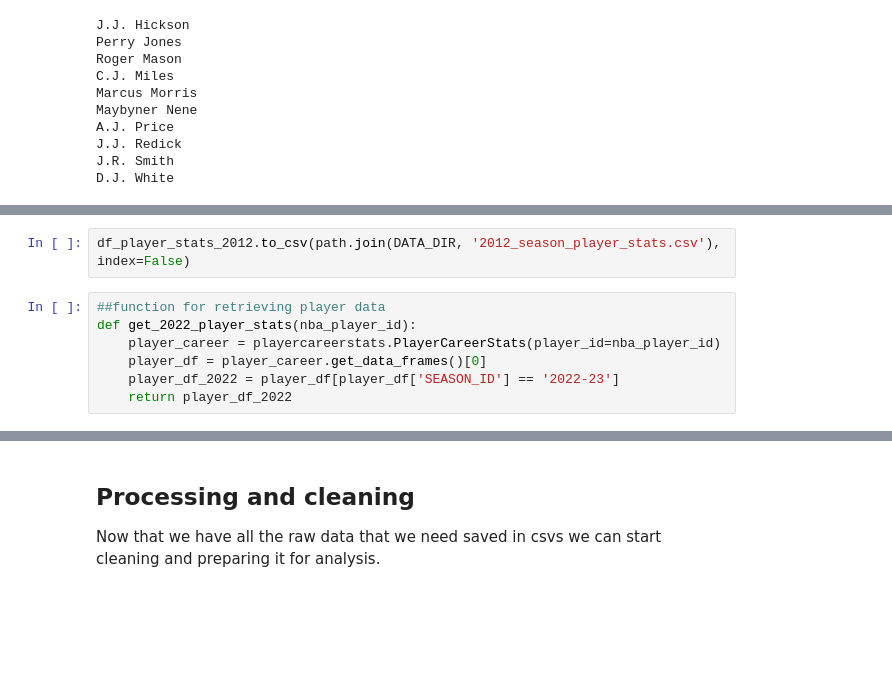
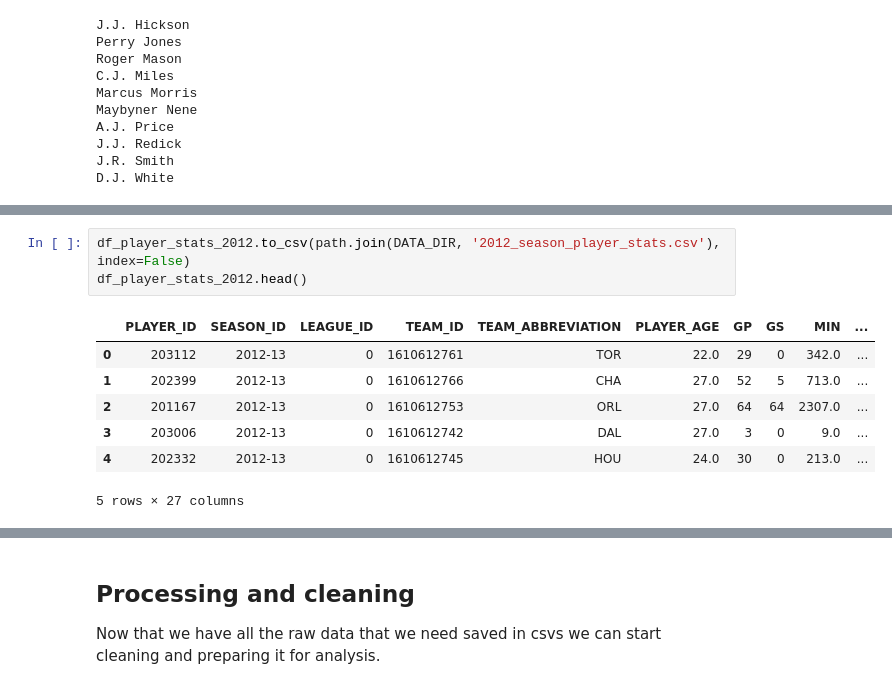
Before and after one commit to JordanChen98/evolution_of_nba, a Jupyter notebook: evolution_of_nba_project.ipynb, the cells around one changed output, grey strips where cells are left out. Saved outputs shown, nothing was run; the diff lists cells and outputs as text; blank space fills up the shorter version.

```diff
--- a/evolution_of_nba_project.ipynb
+++ b/evolution_of_nba_project.ipynb
@@ -341,9 +223,11 @@ processing 201591 iteration 474
 # %%
 df_player_stats_2012.to_csv(path.join(DATA_DIR, '2012_season_player_stats.csv'), index=False)
+df_player_stats_2012.head()
+# %% [output]
+|  | PLAYER_ID | SEASON_ID | LEAGUE_ID | TEAM_ID | TEAM_ABBREVIATION | PLAYER_AGE | GP | GS | MIN | ... |
+| 0 | 203112 | 2012-13 | 0 | 1610612761 | TOR | 22.0 | 29 | 0 | 342.0 | ... |
+| 1 | 202399 | 2012-13 | 0 | 1610612766 | CHA | 27.0 | 52 | 5 | 713.0 | ... |
+| 2 | 201167 | 2012-13 | 0 | 1610612753 | ORL | 27.0 | 64 | 64 | 2307.0 | ... |
+| 3 | 203006 | 2012-13 | 0 | 1610612742 | DAL | 27.0 | 3 | 0 | 9.0 | ... |
+| 4 | 202332 | 2012-13 | 0 | 1610612745 | HOU | 24.0 | 30 | 0 | 213.0 | ... |
+5 rows × 27 columns
-# %%
-##function for retrieving player data
-def get_2022_player_stats(nba_player_id):
-    player_career = playercareerstats.PlayerCareerStats(player_id=nba_player_id)
-    player_df = player_career.get_data_frames()[0]
-    player_df_2022 = player_df[player_df['SEASON_ID'] == '2022-23']
-    return player_df_2022
```
Also changed, not shown: parts of 16 cells of this notebook.
